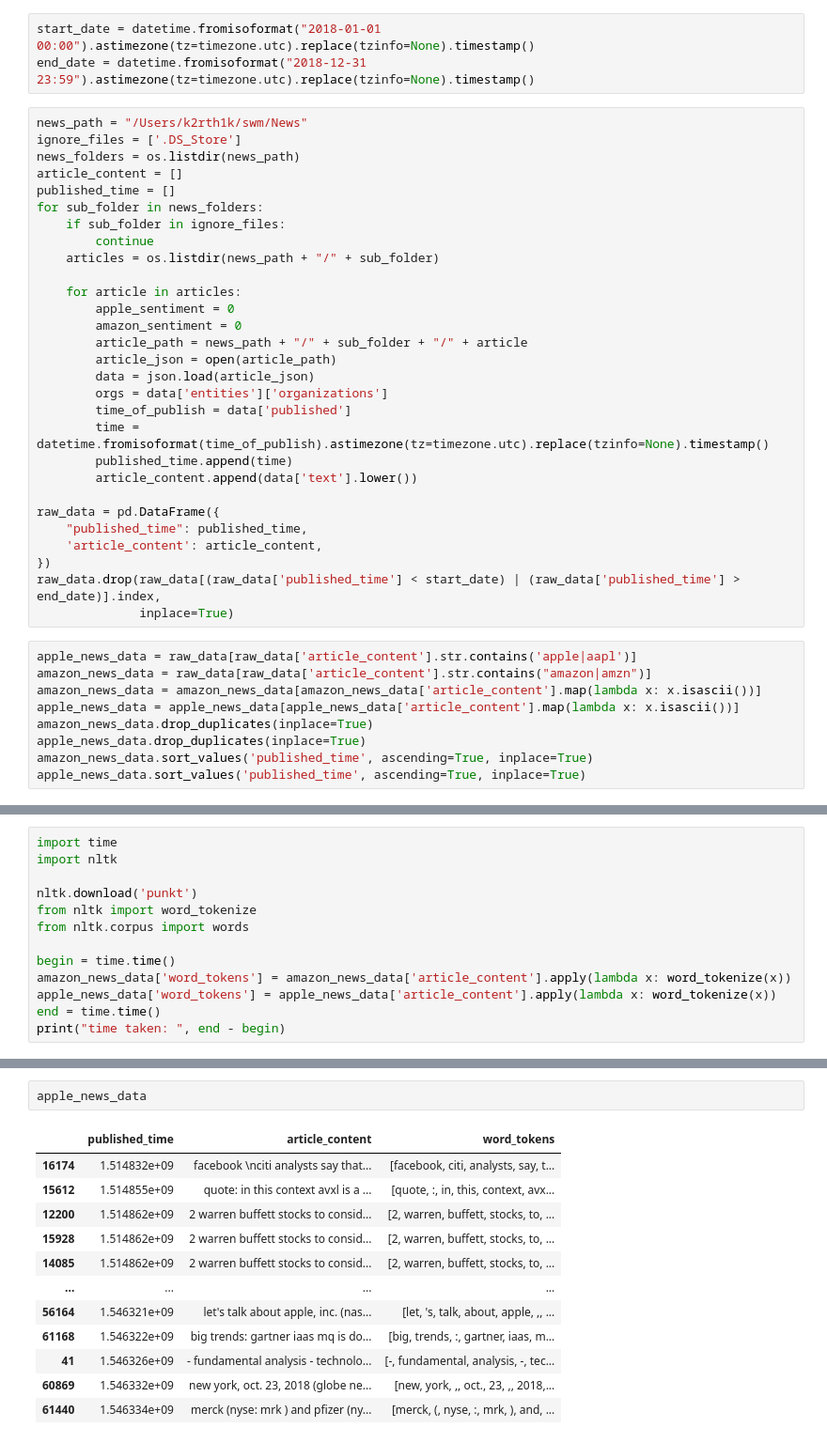
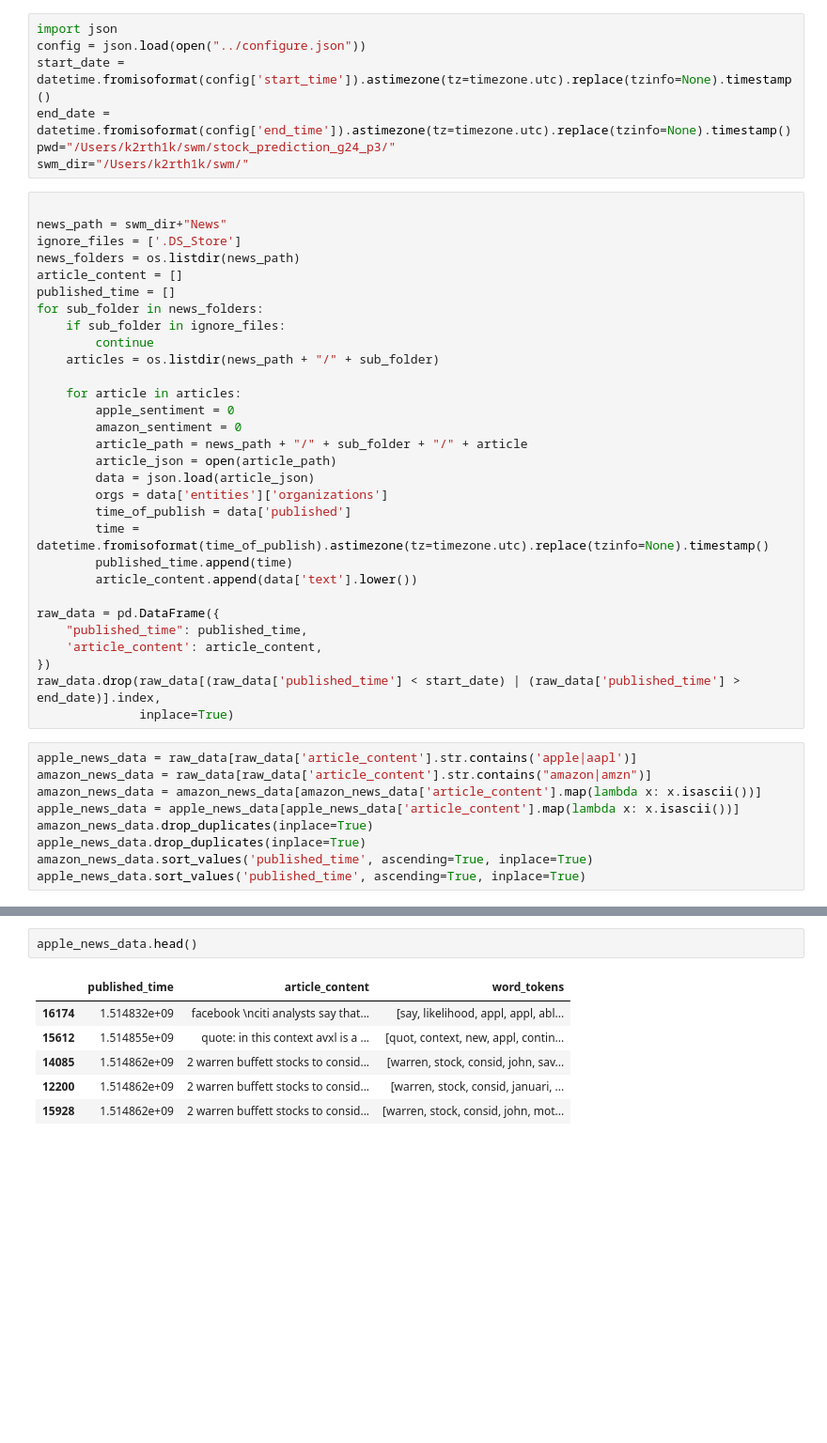
Before and after one commit to swm-stock-precition/stock_prediction_g24_p3, a Jupyter notebook: data_preprocess/news_processing.ipynb, the cells around one changed output, grey strips where cells are left out. Shown at 94% size. Saved outputs shown, nothing was run; the diff lists cells and outputs as text; blank space fills up the shorter version.

```diff
--- a/data_preprocess/news_processing.ipynb
+++ b/data_preprocess/news_processing.ipynb
@@ -6,10 +6,15 @@ import os
 import pickle
 import time
 # %%
-start_date = datetime.fromisoformat("2018-01-01 00:00").astimezone(tz=timezone.utc).replace(tzinfo=None).timestamp()
-end_date = datetime.fromisoformat("2018-12-31 23:59").astimezone(tz=timezone.utc).replace(tzinfo=None).timestamp()
+import json
+config = json.load(open("../configure.json"))
+start_date = datetime.fromisoformat(config['start_time']).astimezone(tz=timezone.utc).replace(tzinfo=None).timestamp()
+end_date = datetime.fromisoformat(config['end_time']).astimezone(tz=timezone.utc).replace(tzinfo=None).timestamp()
+pwd="/Users/k2rth1k/swm/stock_prediction_g24_p3/"
+swm_dir="/Users/k2rth1k/swm/"
 # %%
-news_path = "/Users/k2rth1k/swm/News"
+
+news_path = swm_dir+"News"
 ignore_files = ['.DS_Store']
 news_folders = os.listdir(news_path)
 article_content = []
@@ -71,13 +207,0 @@ with open('pkls/apple_news_data.pkl', 'wb') as f:
-# %%
-import time
-import nltk
-
-nltk.download('punkt')
-from nltk import word_tokenize
-from nltk.corpus import words
-
-begin = time.time()
-amazon_news_data['word_tokens'] = amazon_news_data['article_content'].apply(lambda x: word_tokenize(x))
-apple_news_data['word_tokens'] = apple_news_data['article_content'].apply(lambda x: word_tokenize(x))
-end = time.time()
-print("time taken: ", end - begin)
@@ -88,15 +211,9 @@ time taken:  150.05701279640198
 # %%
-apple_news_data
+apple_news_data.head()
 # %% [output]
 |  | published_time | article_content | word_tokens |
-| 16174 | 1.514832e+09 | facebook \nciti analysts say that... | [facebook, citi, analysts, say, t... |
-| 15612 | 1.514855e+09 | quote: in this context avxl is a ... | [quote, :, in, this, context, avx... |
-| 12200 | 1.514862e+09 | 2 warren buffett stocks to consid... | [2, warren, buffett, stocks, to, ... |
-| 15928 | 1.514862e+09 | 2 warren buffett stocks to consid... | [2, warren, buffett, stocks, to, ... |
-| 14085 | 1.514862e+09 | 2 warren buffett stocks to consid... | [2, warren, buffett, stocks, to, ... |
-| ... | ... | ... | ... |
-| 56164 | 1.546321e+09 | let's talk about apple, inc. (nas... | [let, 's, talk, about, apple, ,, ... |
-| 61168 | 1.546322e+09 | big trends: gartner iaas mq is do... | [big, trends, :, gartner, iaas, m... |
-| 41 | 1.546326e+09 | - fundamental analysis - technolo... | [-, fundamental, analysis, -, tec... |
-| 60869 | 1.546332e+09 | new york, oct. 23, 2018 (globe ne... | [new, york, ,, oct., 23, ,, 2018,... |
-| 61440 | 1.546334e+09 | merck (nyse: mrk ) and pfizer (ny... | [merck, (, nyse, :, mrk, ), and, ... |
+| 16174 | 1.514832e+09 | facebook \nciti analysts say that... | [say, likelihood, appl, appl, abl... |
+| 15612 | 1.514855e+09 | quote: in this context avxl is a ... | [quot, context, new, appl, contin... |
+| 14085 | 1.514862e+09 | 2 warren buffett stocks to consid... | [warren, stock, consid, john, sav... |
+| 12200 | 1.514862e+09 | 2 warren buffett stocks to consid... | [warren, stock, consid, januari, ... |
+| 15928 | 1.514862e+09 | 2 warren buffett stocks to consid... | [warren, stock, consid, john, mot... |
```
Also changed, not shown: parts of 25 cells of this notebook, 9 other files.
